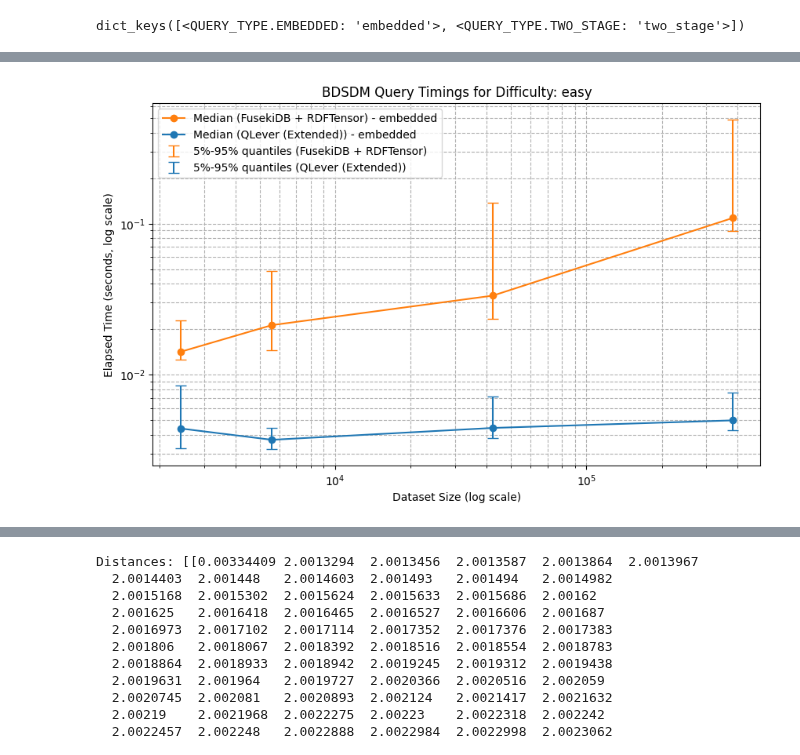
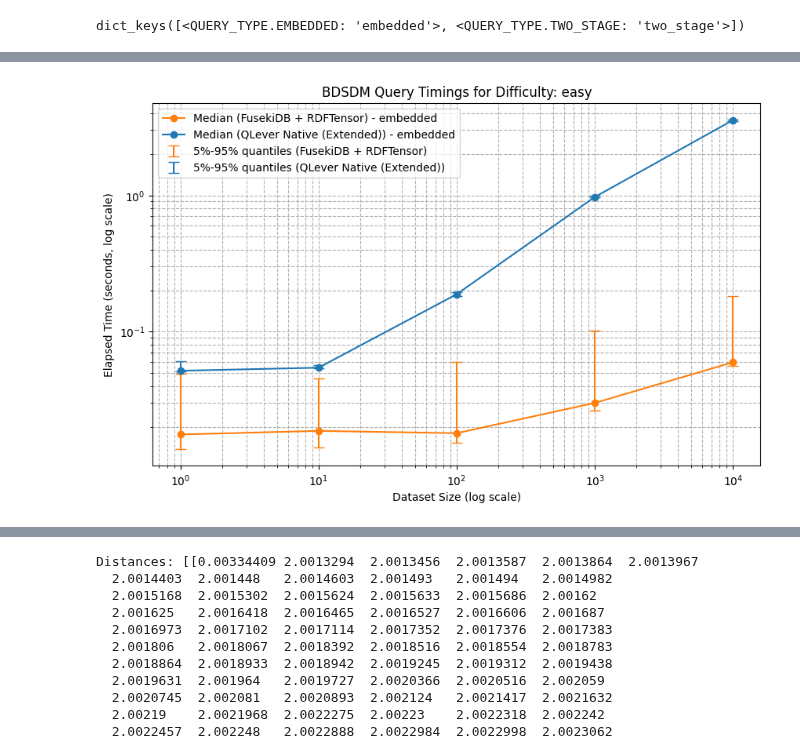
Before and after one commit to Dakantz/Dense-KG-Vector-DB, a Jupyter notebook: benchmarks/run_bdsdm_timings.ipynb, the cells around one changed output, grey strips where cells are left out. Saved outputs shown, nothing was run; the diff lists cells and outputs as text; code cells hidden in the pictures.

```diff
--- a/benchmarks/run_bdsdm_timings.ipynb
+++ b/benchmarks/run_bdsdm_timings.ipynb
@@ -143,6 +159,6 @@ LIMIT 10
 # %%
-with db:
-    possible_queries = db.get_queries(test_tensor)
-    results = db.query(possible_queries[QUERY_DIFFICULTY.EASY][QUERY_TYPE.EMBEDDED])
+with db_fuseki:
+    possible_queries = db_fuseki.get_queries(test_tensor)
+    results = db_fuseki.query(possible_queries[QUERY_DIFFICULTY.EASY][QUERY_TYPE.EMBEDDED])
 results
 # %% [output]
@@ -184,11 +206,12 @@ print(count)
 import time
 
 with db:
-    possible_queries = db.get_queries(test_tensor)
     timings = []
     for _ in tqdm.tqdm(range(10)):
         start_time = time.time()
-        results = db.query_auto(possible_queries[QUERY_DIFFICULTY.EASY][QUERY_TYPE.EMBEDDED])
+        results = db.query_auto(
+            test_tensor, query_difficulty=QUERY_DIFFICULTY.EASY, query_type=QUERY_TYPE.EMBEDDED
+        )
         elapsed_time = time.time() - start_time
         timings.append(elapsed_time)
 print("Median elapsed time:", np.median(timings))
@@ -238,10 +261,12 @@ def test_db(
         desc=f"Timing for size {size}, difficulty {difficulty.value}, query type {query_type.value}, db {db.name}",
     ):
         # add a small amount of noise to the test tensor to avoid caching effects
-        test_queries = db.get_queries(
-            embedding=test_tensor
-            + np.random.normal(scale=0.001, size=test_tensor.vector.shape)
+        noised_tensor = DataTensor.from_numpy(
+            test_tensor.data
+            + np.random.normal(scale=0.001, size=test_tensor.shape)
         )
+
+        test_queries = db.get_queries(embedding=noised_tensor)
         q = test_queries[difficulty][query_type]
         start_time = timeit.default_timer()
         try:
@@ -285,23 +310,22 @@ for power, size in zip(powers, sizes):
     print(f"Running BDSDM timing for size {size}...")
     dataset = datasets[power]
     dbs: list[BaseDB] = [
-        QleverDB(
+        QleverDBNative(
             id="timing-qlever",
             base_dir=Path(f"./scratch/bsbm/{dataset.base_dir.name}"),
             dataset=dataset,
             use_encoded_ttl=True,
         ),
-        FusekiDB(
+        FusekiDBNative(
             id="timing-fuseki",
             base_dir=Path(f"./scratch/bsbm/{dataset.base_dir.name}"),
-            build_dir=Path("../jena-datatensor"),
             dataset=dataset,
             use_encoded_ttl=True,
         ),
     ]
     for db in dbs:
         for difficulty in difficulties:
-            repetitions = 128 if difficulty == QUERY_DIFFICULTY.EASY else 16
+            repetitions = 16 if difficulty == QUERY_DIFFICULTY.EASY else 16
             for query_type in [
                 # QUERY_TYPE.INDEX,
                 QUERY_TYPE.EMBEDDED,
@@ -344,7 +428,7 @@ Length: 2, dtype: str
 engines = timings_df["engine"].unique()
 difficulties = timings_df["difficulty"].unique()
 # %%
-groupings = timings_df.groupby(["size", "engine", "difficulty", "query_type"])[
+groupings = timings_df.groupby(["estimated_size", "engine", "difficulty", "query_type"])[
     "elapsed_time"
 ]
 quantiles = [0.05, 0.95]
@@ -390,7 +462,7 @@ def plot_timings(ax, median_timings, quantile_timings, engine, difficulty):
             # index are dashed, embedded are solid
             linestyle = "--" if query_type == QUERY_TYPE.INDEX else "-"
             ax.plot(
-                engine_median["size"],
+                engine_median["estimated_size"],
                 engine_median["elapsed_time"],
                 "o-",
                 linestyle=linestyle,
@@ -398,37 +470,37 @@ def plot_timings(ax, median_timings, quantile_timings, engine, difficulty):
                 color=colors[engine],
             )
             ax.errorbar(
-                engine_median["size"],
+                engine_median["estimated_size"],
                 engine_median["elapsed_time"],
                 yerr=[
                     engine_median["elapsed_time"] - engine_quantiles[0.05],
                     engine_quantiles[0.95] - engine_median["elapsed_time"],
                 ],
                 barsabove=True,
                 capsize=5,
                 fmt="none",
                 label=f"5%-95% quantiles ({engine})",
                 color=colors[engine],
             )
 
 
 fig, axes = plt.subplots(len(difficulties), 1, figsize=(10, 6 * len(difficulties)))
 for i, difficulty in enumerate(difficulties):
     ax = axes[i] if len(difficulties) > 1 else axes
     # set the subtitle to the difficulty
 
     plot_timings(ax, median_timings, quantile_timings, engines, difficulty)
     ax.set_xscale("log")
     ax.set_yscale("log")
     ax.set_xlabel("Dataset Size (log scale)")
     ax.set_ylabel("Elapsed Time (seconds, log scale)")
     ax.set_title(f"BDSDM Query Timings for Difficulty: {difficulty}")
     ax.legend()
     ax.grid(True, which="both", ls="--")
 plt.savefig("./scratch/bdsdm_timings.png")
 plt.show()
 # %% [output]
-[figure, old version]
+[figure, new version]
 # %%
 import numpy as np
 import faiss
```
Also changed, not shown: parts of 21 cells of this notebook, 9 other files.
